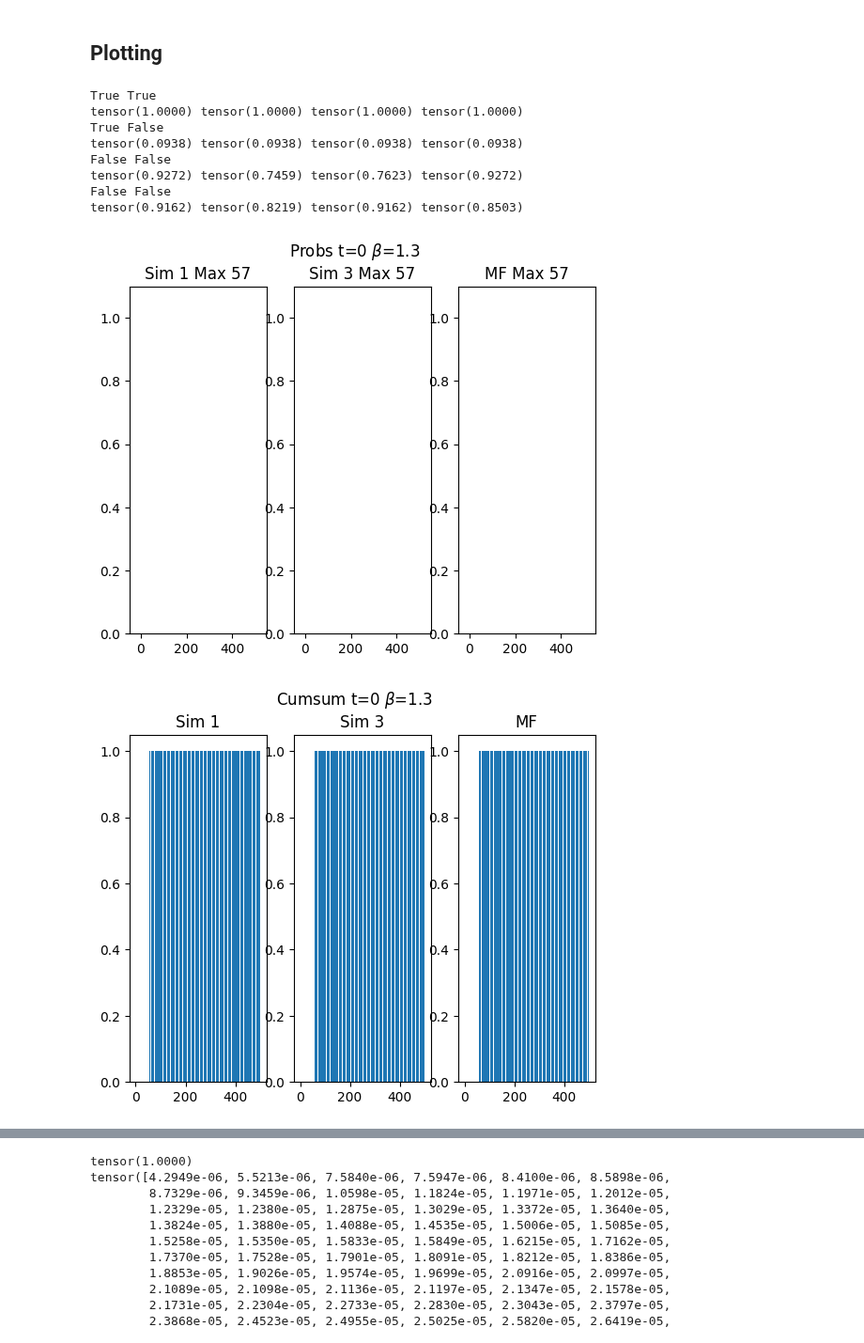
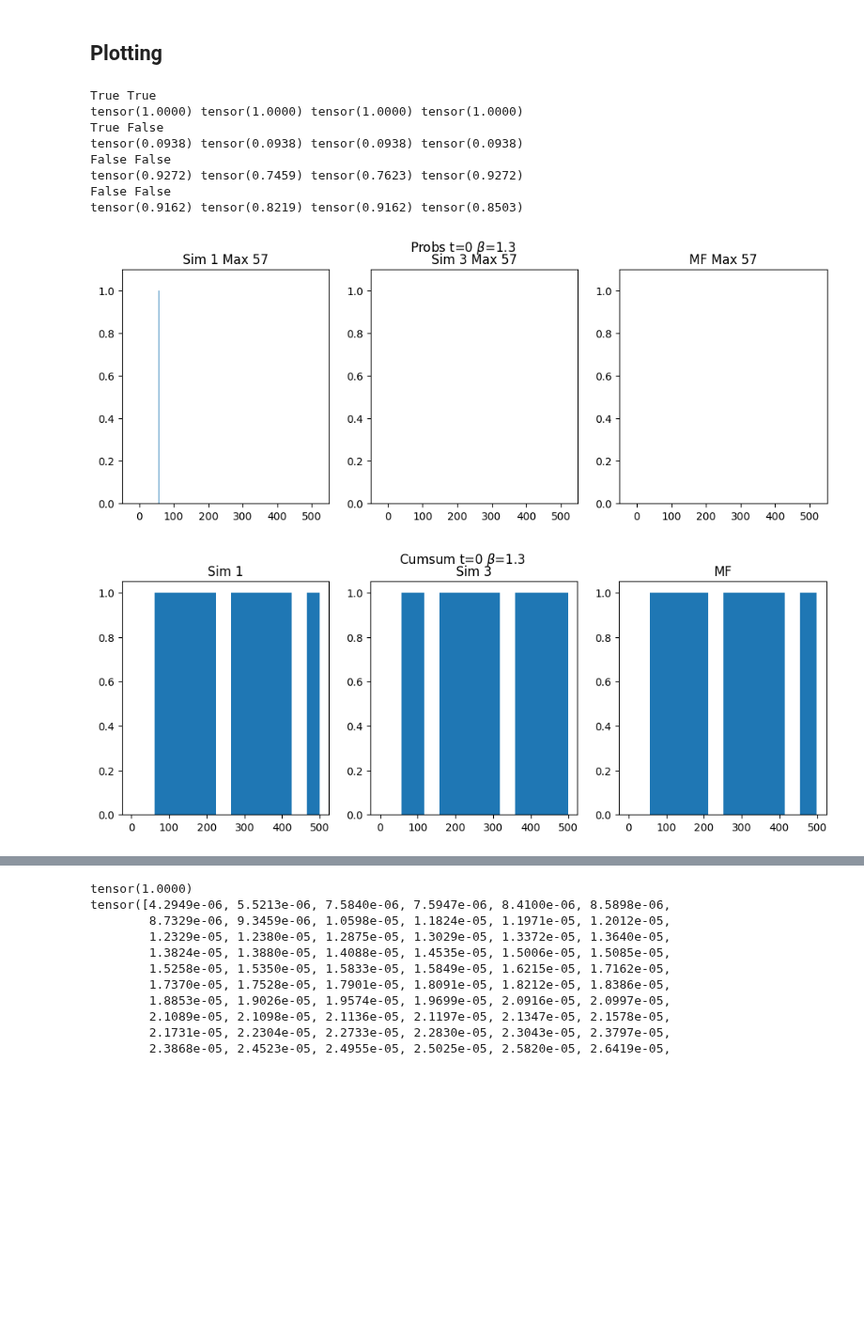
Before and after one commit to muxitox/nanoGPT, a Jupyter notebook: simple_model/simple_output_model_q.ipynb, the cells around one changed output, grey strips where cells are left out. Shown at 94% size. Cells and saved outputs as stored; diff of their text form; code cells hidden in the pictures; blank space fills up the shorter version.

Commit message:
Change subplot size

```diff
--- a/simple_model/simple_output_model_q.ipynb
+++ b/simple_model/simple_output_model_q.ipynb
@@ -430,7 +430,7 @@ for t in range(num_running_steps):
 ## Plotting
 # %%
 for i in range(len(timesteps_to_examine)):
-    fig, ax = plt.subplots(1, 3)
+    fig, ax = plt.subplots(1, 3, figsize=(12, 4))
 
     print(torch.allclose(probs_sim_t[0, i, :], probs_sim_t[1, i, :]), torch.allclose(probs_sim_t[0, i, :], probs_mf_t[i, :]))
 
@@ -441,53 +441,53 @@ for i in range(len(timesteps_to_examine)):
     hmargin = 0.1
     vmargin = 0.1
 
-    ax[0].bar(torch.arange(emb_size), probs_sim_t[0, i, :])
+    ax[0].bar(torch.arange(emb_size).int(), probs_sim_t[0, i, :])
     ax[0].set_title(f"Sim {n_trials_to_examine[0]} Max {torch.argmax(probs_sim_t[0, i, :])}")
     ax[0].set_ylim(0, maxprob + maxprob * vmargin)
     ax[0].set_xlim(0 - emb_size * hmargin, emb_size + emb_size * hmargin)
-    ax[1].bar(torch.arange(emb_size), probs_sim_t[1, i, :])
+    ax[1].bar(torch.arange(emb_size).int(), probs_sim_t[1, i, :])
     ax[1].set_title(f"Sim {n_trials_to_examine[1]} Max {torch.argmax(probs_sim_t[1, i, :])}")
     ax[1].set_ylim(0, maxprob + maxprob * vmargin)
     ax[1].set_xlim(0 - emb_size * hmargin, emb_size + emb_size * hmargin)
-    ax[2].bar(torch.arange(emb_size), probs_mf_t[i, :])
+    ax[2].bar(torch.arange(emb_size).int(), probs_mf_t[i, :])
     ax[2].set_title(f"MF Max {torch.argmax(probs_mf_t[i, :])}")
     ax[2].set_ylim(0, maxprob + maxprob * vmargin)
     ax[2].set_xlim(0 - emb_size * hmargin, emb_size + emb_size * hmargin)
 
     plt.suptitle(rf"Probs t={timesteps_to_examine[i]} $\beta$={beta}")
 
-    fig, ax = plt.subplots(1, 3)
+    fig, ax = plt.subplots(1, 3, figsize=(12, 4))
     ax[0].bar(torch.arange(emb_size), torch.cumsum(probs_sim_t[0, i, :], dim=0))
     ax[0].set_title(f"Sim {n_trials_to_examine[0]}")
     ax[1].bar(torch.arange(emb_size), torch.cumsum(probs_sim_t[1, i, :], dim=0))
     ax[1].set_title(f"Sim {n_trials_to_examine[1]}")
     ax[2].bar(torch.arange(emb_size), torch.cumsum(probs_mf_t[i, :], dim=0))
     ax[2].set_title(f"MF")
     plt.suptitle(rf"Cumsum t={timesteps_to_examine[i]} $\beta$={beta}")
 
-    fig, ax = plt.subplots(1, 3)
+    fig, ax = plt.subplots(1, 3, figsize=(12, 4))
     ax[0].bar(torch.arange(emb_size), torch.sort(probs_sim_t[0, i, :], dim=0).values)
     ax[0].set_title(f"Sim {n_trials_to_examine[0]}")
     ax[0].set_ylim(0, maxprob + maxprob * vmargin)
     ax[0].set_xlim(0 - emb_size * hmargin, emb_size + emb_size * 0.01)
     ax[1].bar(torch.arange(emb_size), torch.sort(probs_sim_t[1, i, :], dim=0).values)
     ax[1].set_title(f"Sim {n_trials_to_examine[1]}")
     ax[1].set_ylim(0, maxprob + maxprob * vmargin)
     ax[1].set_xlim(0 - emb_size * hmargin, emb_size + emb_size * 0.01)
     ax[2].bar(torch.arange(emb_size), torch.sort(probs_mf_t[i, :], dim=0).values)
     ax[2].set_title(f"MF ")
     ax[2].set_ylim(0, maxprob + maxprob * vmargin)
     ax[2].set_xlim(0 - emb_size * hmargin, emb_size + emb_size * 0.01)
 
     plt.suptitle(rf"Sort t={timesteps_to_examine[i]} $\beta$={beta}")
 # %% [output]
 True True
 tensor(1.0000) tensor(1.0000) tensor(1.0000) tensor(1.0000)
 True False
 tensor(0.0938) tensor(0.0938) tensor(0.0938) tensor(0.0938)
 False False
 tensor(0.9272) tensor(0.7459) tensor(0.7623) tensor(0.9272)
 False False
 tensor(0.9162) tensor(0.8219) tensor(0.9162) tensor(0.8503)
-[figure, old version]
+[figure, new version]
-[figure, old version]
+[figure, new version]
```
Also changed, not shown: parts of 1 cell of this notebook.
